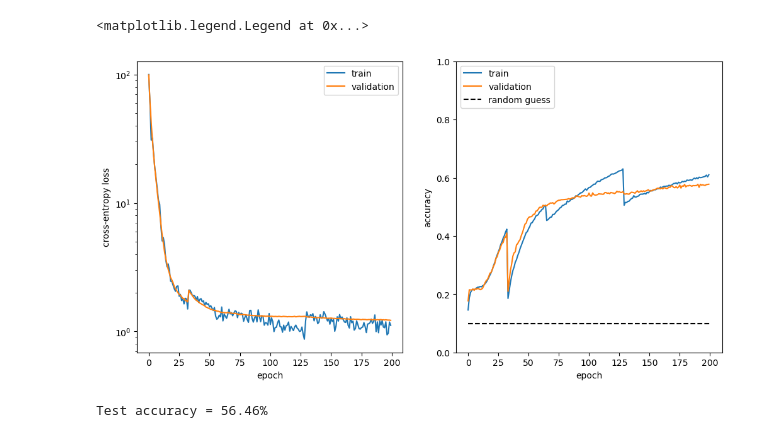
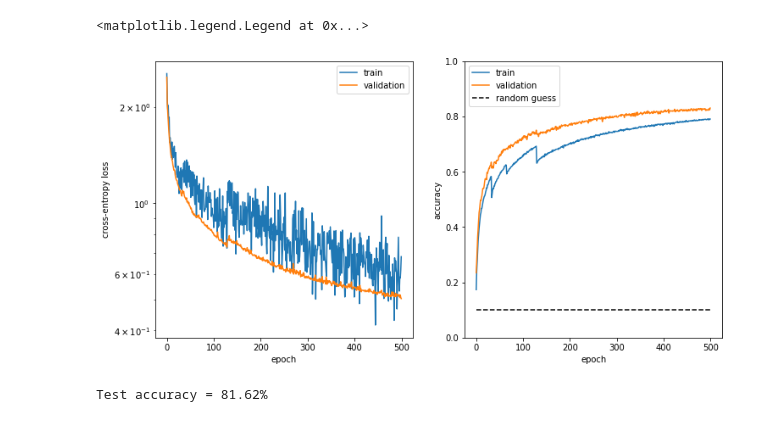
Before and after one commit to eikehmueller/deep_nn_odes, a Jupyter notebook: src/TrainCNN.ipynb, the cells around one changed output. Drawn from its saved outputs; the diff is of its cells as text; code cells hidden in the pictures.

```diff
--- a/src/TrainCNN.ipynb
+++ b/src/TrainCNN.ipynb
@@ -103,7 +120,7 @@ def fit(model, params, optimizer, image_dataset_loader, batch_size=128, nepoch=1
 # batch size
 batch_size = 128
 # number of epochs
-nepoch = 200
+nepoch = 500
 # Optimizer hyperparameters
 learning_rate = 1.0e-4
 
@@ -138,35 +137,35 @@ params, metrics = fit(
 # %%
 # Save weights and training metrics
-with open("weights_14Dec2022.npy", "wb") as f:
+with open("weights.npy", "wb") as f:
     pickle.dump(params, f)
-with open("metrics_14Dec2022.json", "w", encoding="utf8") as f:
+with open("metrics.json", "w", encoding="utf8") as f:
     json.dump(metrics, f, indent=4)
 # %%
 # Load metrics from disk
-with open("metrics_14Dec2022.json","r",encoding="utf") as f:
+with open("metrics_18Dec2022.json","r",encoding="utf") as f:
     metrics = json.load(f)
 
 fig, axs = plt.subplots(1,2,figsize=(12,6))
 # loss
 axs[0].plot(metrics["loss_train"],label="train")
 axs[0].plot(metrics["loss_valid"],label="validation")
 axs[0].set_yscale("log")
 axs[0].set_xlabel("epoch")
 axs[0].set_ylabel("cross-entropy loss")
 axs[0].legend(loc="upper right")
 axs[1].set_ylim(0,1)
 axs[1].plot(metrics["acc_train"],label="train")
 axs[1].plot(metrics["acc_valid"],label="validation")
 axs[1].plot([0,len(metrics["acc_train"])],[0.1,0.1],color="black",linestyle="--",label="random guess")
 axs[1].set_xlabel("epoch")
 axs[1].set_ylabel("accuracy")
 axs[1].legend(loc="upper left")
 # %% [output]
 <matplotlib.legend.Legend at 0x...>
-[figure, old version]
+[figure, new version]
 # %%
 # Test model performance on test data
-with open("weights_14Dec2022.npy", "rb") as f:
+with open("weights_18Dec2022.npy", "rb") as f:
     params = pickle.load(f)
 
 rngkey = jax.random.PRNGKey(seed=37)
@@ -182,4 +181,4 @@ for images, labels in zip(jnp.split(test_images,n_batch),jnp.split(test_labels,n
     n_correct += jnp.sum(1 * (jnp.argmax(jax.nn.softmax(y_pred), axis=-1) == labels))
 print (f"Test accuracy = {(100*n_correct/n_total):4.2f}%")
 # %% [output]
-Test accuracy = 56.46%
+Test accuracy = 81.62%
```
Also changed, not shown: parts of 2 cells of this notebook.
